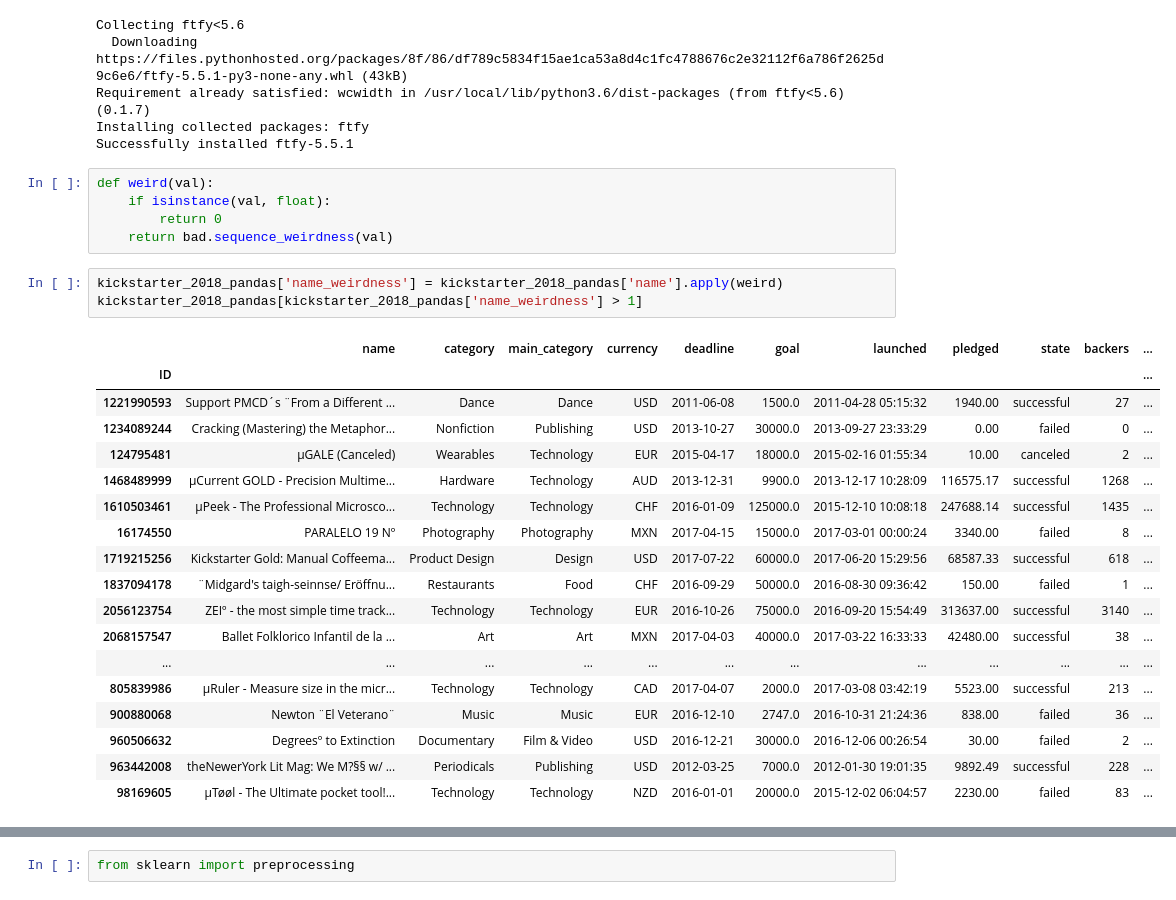
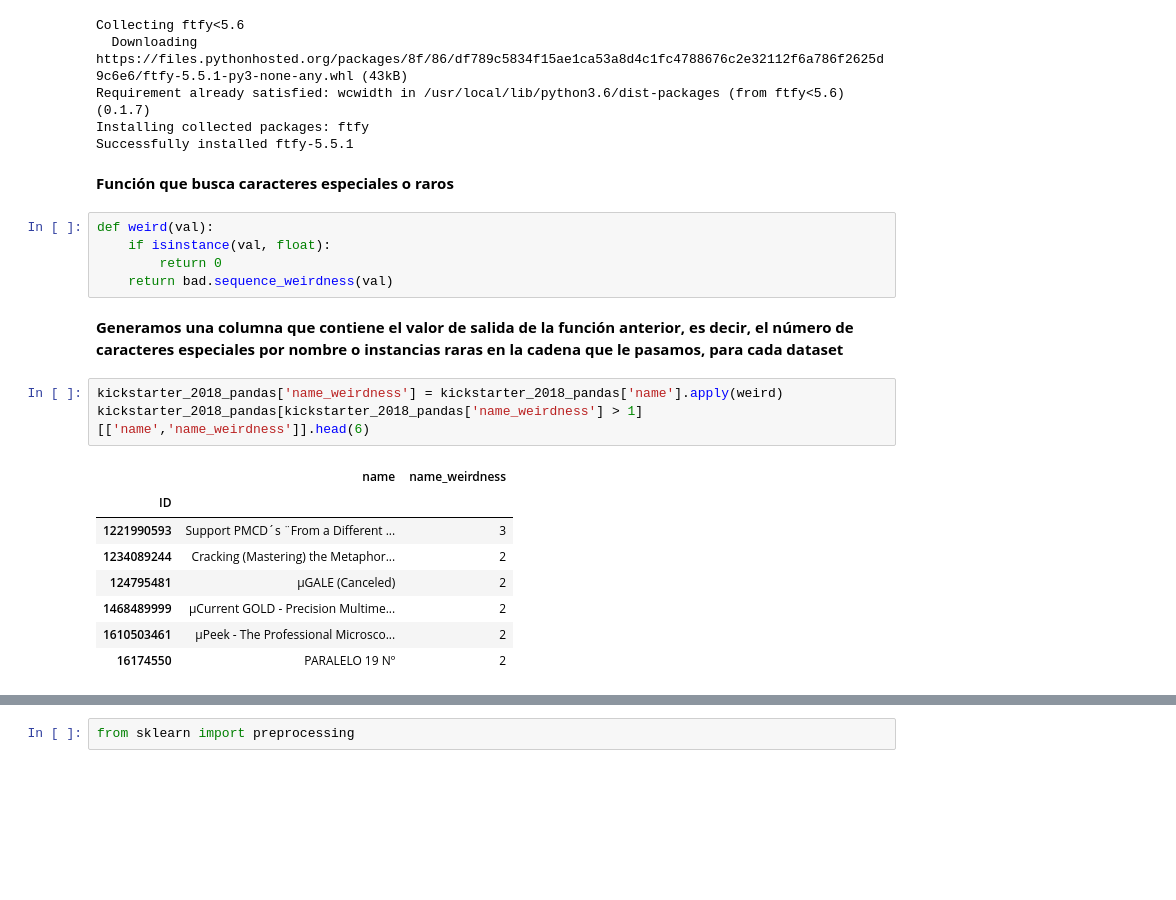
Before and after one commit to nair36/AnalisisYCuracion, a Jupyter notebook: AnalisisYCuracion_P1.ipynb, the cells around one changed output, grey strips where cells are left out. Drawn from its saved outputs; the diff is of its cells as text; blank space fills up the shorter version.

```diff
--- a/AnalisisYCuracion_P1.ipynb
+++ b/AnalisisYCuracion_P1.ipynb
@@ -163,32 +203,26 @@ Collecting ftfy<5.6
 Requirement already satisfied: wcwidth in /usr/local/lib/python3.6/dist-packages (from ftfy<5.6) (0.1.7)
 Installing collected packages: ftfy
 Successfully installed ftfy-5.5.1
+# %% [markdown]
+**Función que busca caracteres especiales o raros**
 # %%
 def weird(val):
     if isinstance(val, float):
         return 0
     return bad.sequence_weirdness(val)
+# %% [markdown]
+**Generamos una columna que contiene el valor de salida de la función anterior, es decir, el número de caracteres especiales por nombre o instancias raras en la cadena que le pasamos, para cada dataset**
 # %%
 kickstarter_2018_pandas['name_weirdness'] = kickstarter_2018_pandas['name'].apply(weird)
-kickstarter_2018_pandas[kickstarter_2018_pandas['name_weirdness'] > 1]
+kickstarter_2018_pandas[kickstarter_2018_pandas['name_weirdness'] > 1][['name','name_weirdness']].head(6)
 # %% [output]
-|  | name | category | main_category | currency | deadline | goal | launched | pledged | state | backers | ... |
-| ID |  |  |  |  |  |  |  |  |  |  | ... |
-| 1221990593 | Support PMCD´s ¨From a Different ... | Dance | Dance | USD | 2011-06-08 | 1500.0 | 2011-04-28 05:15:32 | 1940.00 | successful | 27 | ... |
-| 1234089244 | Cracking (Mastering) the Metaphor... | Nonfiction | Publishing | USD | 2013-10-27 | 30000.0 | 2013-09-27 23:33:29 | 0.00 | failed | 0 | ... |
-| 124795481 | µGALE (Canceled) | Wearables | Technology | EUR | 2015-04-17 | 18000.0 | 2015-02-16 01:55:34 | 10.00 | canceled | 2 | ... |
-| 1468489999 | µCurrent GOLD - Precision Multime... | Hardware | Technology | AUD | 2013-12-31 | 9900.0 | 2013-12-17 10:28:09 | 116575.17 | successful | 1268 | ... |
-| 1610503461 | µPeek - The Professional Microsco... | Technology | Technology | CHF | 2016-01-09 | 125000.0 | 2015-12-10 10:08:18 | 247688.14 | successful | 1435 | ... |
-| 16174550 | PARALELO 19 Nº | Photography | Photography | MXN | 2017-04-15 | 15000.0 | 2017-03-01 00:00:24 | 3340.00 | failed | 8 | ... |
-| 1719215256 | Kickstarter Gold: Manual Coffeema... | Product Design | Design | USD | 2017-07-22 | 60000.0 | 2017-06-20 15:29:56 | 68587.33 | successful | 618 | ... |
-| 1837094178 | ¨Midgard's taigh-seinnse/ Eröffnu... | Restaurants | Food | CHF | 2016-09-29 | 50000.0 | 2016-08-30 09:36:42 | 150.00 | failed | 1 | ... |
-| 2056123754 | ZEIº - the most simple time track... | Technology | Technology | EUR | 2016-10-26 | 75000.0 | 2016-09-20 15:54:49 | 313637.00 | successful | 3140 | ... |
-| 2068157547 | Ballet Folklorico Infantil de la ... | Art | Art | MXN | 2017-04-03 | 40000.0 | 2017-03-22 16:33:33 | 42480.00 | successful | 38 | ... |
-| ... | ... | ... | ... | ... | ... | ... | ... | ... | ... | ... | ... |
-| 805839986 | µRuler - Measure size in the micr... | Technology | Technology | CAD | 2017-04-07 | 2000.0 | 2017-03-08 03:42:19 | 5523.00 | successful | 213 | ... |
-| 900880068 | Newton ¨El Veterano¨ | Music | Music | EUR | 2016-12-10 | 2747.0 | 2016-10-31 21:24:36 | 838.00 | failed | 36 | ... |
-| 960506632 | Degreesº to Extinction | Documentary | Film & Video | USD | 2016-12-21 | 30000.0 | 2016-12-06 00:26:54 | 30.00 | failed | 2 | ... |
-| 963442008 | theNewerYork Lit Mag: We M?§§ w/ ... | Periodicals | Publishing | USD | 2012-03-25 | 7000.0 | 2012-01-30 19:01:35 | 9892.49 | successful | 228 | ... |
-| 98169605 | µTøøl - The Ultimate pocket tool!... | Technology | Technology | NZD | 2016-01-01 | 20000.0 | 2015-12-02 06:04:57 | 2230.00 | failed | 83 | ... |
+|  | name | name_weirdness |
+| ID |  |  |
+| 1221990593 | Support PMCD´s ¨From a Different ... | 3 |
+| 1234089244 | Cracking (Mastering) the Metaphor... | 2 |
+| 124795481 | µGALE (Canceled) | 2 |
+| 1468489999 | µCurrent GOLD - Precision Multime... | 2 |
+| 1610503461 | µPeek - The Professional Microsco... | 2 |
+| 16174550 | PARALELO 19 Nº | 2 |
 # %%
 kickstarter_2018_iso['name_weirdness'] = kickstarter_2018_iso['name'].apply(weird)
```
Also changed, not shown: parts of 30 cells of this notebook.
